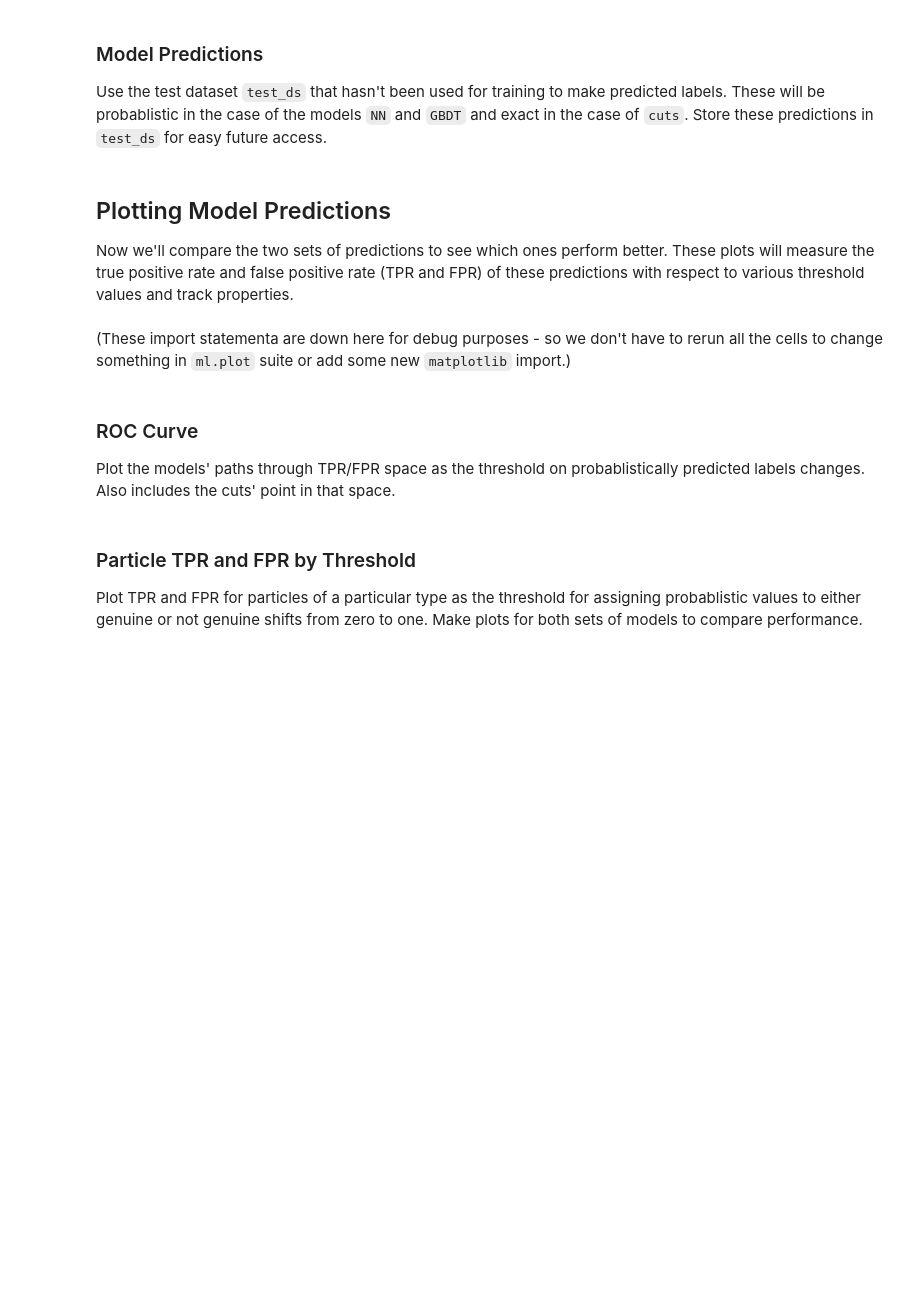
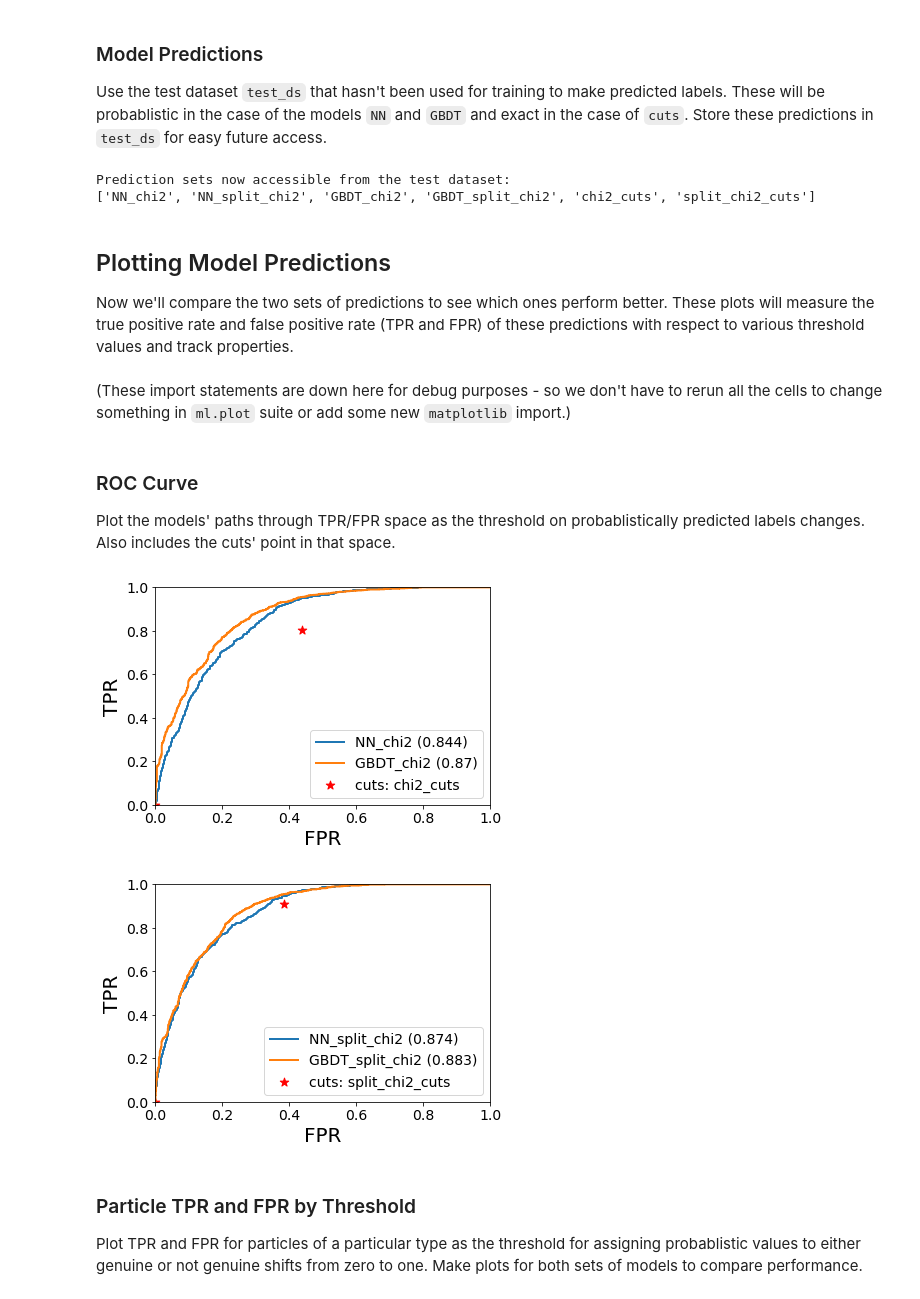
Before and after one commit to cqpancoast/cms-tracktrigger-ml, a Jupyter notebook: electronstudy.ipynb, the cells around one changed output. Saved outputs shown, nothing was run; the diff lists cells and outputs as text; code cells hidden in the pictures; blank space fills up the shorter version.

```diff
--- a/electronstudy.ipynb
+++ b/electronstudy.ipynb
@@ -127,0 +116,4 @@ GBDT_sc2 = ndmlmodels.make_gbdt(train_ds)
+# %%
+# A map from the names of the model sets to the properties they have in addition to the common properties.
+model_sets_dict = {"chi2": ["chi2"], "split_chi2": ["chi2rz"]}
+model_set_names = list(model_sets_dict.keys())
@@ -128,23 +155,31 @@ GBDT_sc2 = ndmlmodels.make_gbdt(train_ds)
 # %% [markdown]
 ### Predictive Cuts
 # %%
-# Define predictive cuts
-chi2_cuts = {"chi2": sel(0, 70), "bendchi2": sel(0, 2.5)}
-sc2_cuts = {"chi2rz": sel(0, 5), "bendchi2": sel(0, 2.5)}  # Chi2rz cuts perform much better for electrons than chi2rphi
+# Define predictive cuts in the same form as the model dictionaries
+chi2_cuts = {"chi2": sel(0, 20), "bendchi2": sel(0, 2)}
+split_chi2_cuts = {"chi2rz": sel(0, 1), "bendchi2": sel(0, 2)}
+    # Chi2rz cuts perform much better for electrons than chi2rphi
+
+cuts = dict(zip(model_set_names, [chi2_cuts, split_chi2_cuts]))
 # %% [markdown]
 ### Model Predictions
 
 Use the test dataset `test_ds` that hasn't been used for training to make predicted labels. These will be probablistic in the case of the models `NN` and `GBDT` and exact in the case of `cuts`. Store these predictions in `test_ds` for easy future access.
-# %%
-# Add normal chi2 predictions
-test_ds.add_prediction("NN", ndmlpred.predict_labels(NN, test_ds.get_data(non_sc2_data_props)))
-test_ds.add_prediction("GBDT", ndmlpred.predict_labels(GBDT, test_ds.get_data(non_sc2_data_props)))
-test_ds.add_prediction("chi2_cuts", ndmlpred.predict_labels_cuts(chi2_cuts, test_ds))
-
-# Add split chi2 predictions
-test_ds.add_prediction("NN_sc2", ndmlpred.predict_labels(NN_sc2, test_ds.get_data(sc2_data_props)))
-test_ds.add_prediction("GBDT_sc2", ndmlpred.predict_labels(GBDT_sc2, test_ds.get_data(sc2_data_props)))
-test_ds.add_prediction("sc2_cuts", ndmlpred.predict_labels_cuts(sc2_cuts, test_ds))
+# %%
+for model_type, model_dict in zip(["NN", "GBDT"], [NNs, GBDTs]):
+    for model_set_name, model_set_track_props in model_sets_dict.items():
+        test_ds.add_prediction("{}_{}".format(model_type, model_set_name),
+                              ndmlpred.predict_labels(model_dict[model_set_name],
+                                                      test_ds.get_data(common_track_props + model_set_track_props)))
+
+for cut_name, cut in cuts.items():
+    test_ds.add_prediction("{}_cuts".format(cut_name),
+                           ndmlpred.predict_labels_cuts(cut, test_ds))
+
+print("Prediction sets now accessible from the test dataset: \n{}".format(test_ds.get_all_prediction_names()))
+# %% [output]
+Prediction sets now accessible from the test dataset:
+['NN_chi2', 'NN_split_chi2', 'GBDT_chi2', 'GBDT_split_chi2', 'chi2_cuts', 'split_chi2_cuts']
 # %% [markdown]
 ## Plotting Model Predictions
 
@@ -154,7 +189,7 @@ from ntupledicts import plot as ndplot
 from ntupledicts.ml import plot as ndmlplot
 from matplotlib.pyplot import cla, sca, gca, show
 # %% [markdown]
-(These import statementa are down here for debug purposes - so we don't have to rerun all the cells to change something in `ml.plot` suite or add some new `matplotlib` import.)
+(These import statements are down here for debug purposes - so we don't have to rerun all the cells to change something in `ml.plot` suite or add some new `matplotlib` import.)
 # %% [markdown]
 ### ROC Curve
 
@@ -168,3 +197,15 @@ ndmlplot.plot_rocs(test_ds, ["NN_sc2", "GBDT_sc2"], ["sc2_cuts"], xlims=xlims, y
+# %%
+xlims=(0, 1)
+ylims=(0, 1)
+
+for model_set_name in model_set_names:
+    NN_pred_name = "NN_{}".format(model_set_name)
+    GBDT_pred_name = "GBDT_{}".format(model_set_name)
+    cut_pred_name = "{}_cuts".format(model_set_name)
+    ndmlplot.plot_rocs(test_ds, [NN_pred_name, GBDT_pred_name], [cut_pred_name], xlims=xlims, ylims=ylims)
+# %% [output]
+[figure, added]
+[figure, added]
 # %% [markdown]
 ### Particle TPR and FPR by Threshold
 
```
Also changed, not shown: parts of 18 cells of this notebook, 1 other file.
